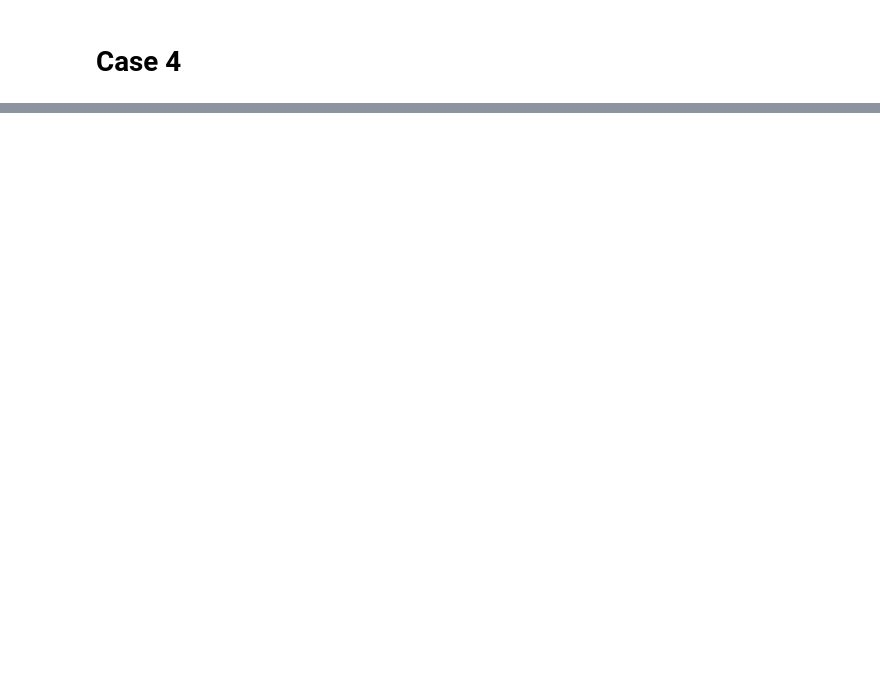
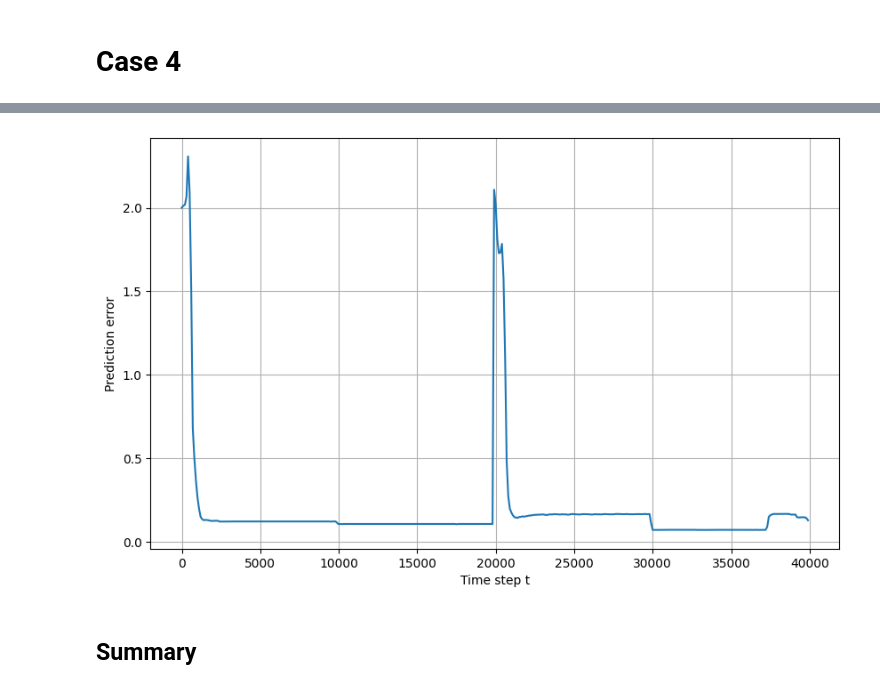
Before and after one commit to tyokyo320/time-series, a Jupyter notebook: utils/error_by_period_syntheic.ipynb, the cells around one changed output, grey strips where cells are left out. Cells and saved outputs as stored; diff of their text form; code cells hidden in the pictures; blank space fills up the shorter version.

```diff
--- a/utils/error_by_period_syntheic.ipynb
+++ b/utils/error_by_period_syntheic.ipynb
@@ -121,0 +180,6 @@ case4_df_average.iloc[:, :dim]
+# %%
+plot_error_by_period(df=case4_df)
+# %% [output]
+[figure, added]
+# %% [markdown]
+## Summary
```
Also changed, not shown: parts of 16 cells of this notebook, 2 other files.
